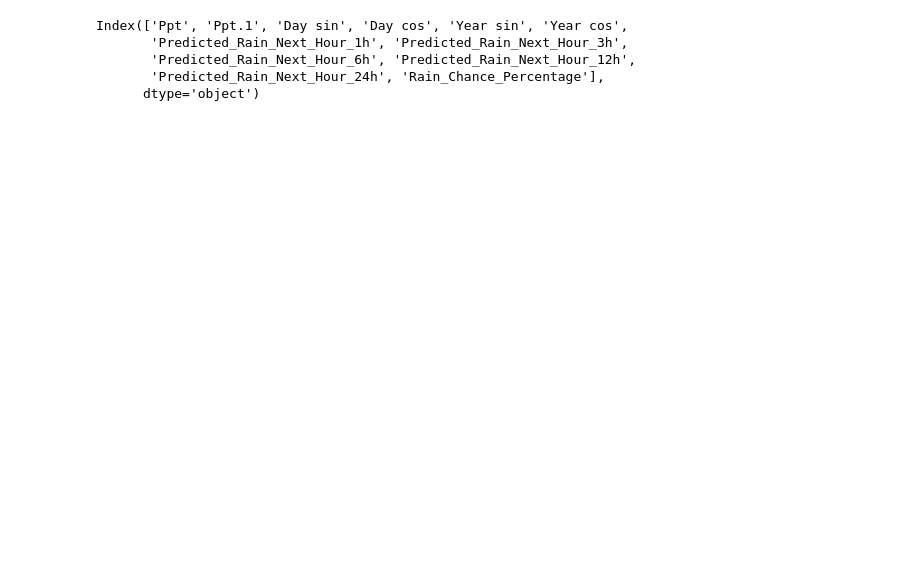
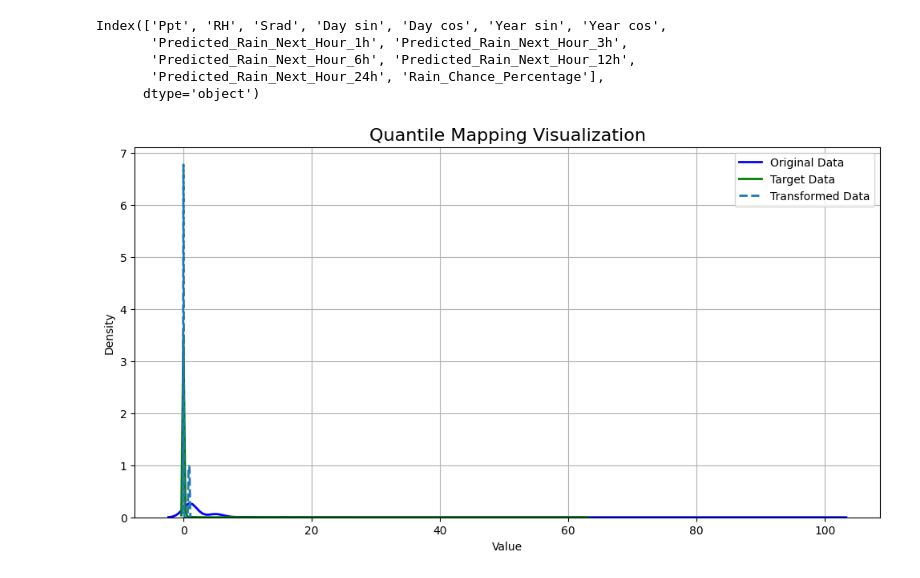
Before and after one commit to kiat/tx-soil-moisture, a Jupyter notebook: Precipitation-Percentage-Forecasting/linear_regression_prediction.ipynb, the cells around one changed output. Drawn from its saved outputs; the diff is of its cells as text; code cells hidden in the pictures; blank space fills up the shorter version.

```diff
--- a/Precipitation-Percentage-Forecasting/linear_regression_prediction.ipynb
+++ b/Precipitation-Percentage-Forecasting/linear_regression_prediction.ipynb
@@ -26,21 +29,64 @@ df = df[~df.index.duplicated(keep='first')]
 df = df.drop(columns = ['SWC_5', 'SWC_10', 'SWC_20', 'SWC_50', 'T_5', 'T_10', 'T_20', 'T_50', 'Sum_Rain_1h', 'Sum_Rain_3h', 'Sum_Rain_6h', 'Sum_Rain_12h', 'Sum_Rain_24h'
                         , 'Rain_Chance_Percentage_1d', 'Rain_Chance_Percentage_2d', 'Rain_Chance_Percentage_3d','Rain_Chance_Percentage_4d',
                         'Rain_Chance_Percentage_5d', 'Rain_Chance_Percentage_6d', 'Rain_Chance_Percentage_7d'])
-df = df.drop(columns = ['Wx', 'Wy', 'Tair', 'Srad', 'RH'])
+df = df.drop(columns = ['Wx', 'Wy', 'Tair', 'Ppt.1'])
 #df = df.drop(columns = ['Predicted_Rain_Next_Hour_1h', 'Predicted_Rain_Next_Hour_3h', 'Predicted_Rain_Next_Hour_6h', 'Predicted_Rain_Next_Hour_12h', 'Predicted_Rain_Next_Hour_24h'])
 df = df.drop(columns = ['Predict_1days_Percentage',
        'Predict_2days_Percentage', 'Predict_3days_Percentage',
        'Predict_4days_Percentage', 'Predict_5days_Percentage',
        'Predict_6days_Percentage', 'Predict_7days_Percentage'])
-
+#df = df.drop(columns = ['Ppt', 'Rain_Chance_Percentage'])
+#df = df.drop(columns = ['Day sin', 'Day cos', 'Year sin', 'Year cos'])
 df.head()
 
 df.columns
 # %% [output]
-Index(['Ppt', 'Ppt.1', 'Day sin', 'Day cos', 'Year sin', 'Year cos',
+Index(['Ppt', 'RH', 'Srad', 'Day sin', 'Day cos', 'Year sin', 'Year cos',
        'Predicted_Rain_Next_Hour_1h', 'Predicted_Rain_Next_Hour_3h',
        'Predicted_Rain_Next_Hour_6h', 'Predicted_Rain_Next_Hour_12h',
        'Predicted_Rain_Next_Hour_24h', 'Rain_Chance_Percentage'],
       dtype='object')
+# %%
+import matplotlib.pyplot as plt
+import seaborn as sns
+from sklearn.preprocessing import QuantileTransformer
+
+def visualize_quantile_mapping(original_data, target_data, transformed_data, title="Quantile Mapping Visualization"):
+    """
+    Visualizes quantile mapping by comparing the original, target, and transformed distributions.
+
+    Parameters:
+        original_data (pd.Series or np.ndarray): Original data before quantile mapping.
+        target_data (pd.Series or np.ndarray): Target data distribution (e.g., actual precipitation).
+        transformed_data (pd.Series or np.ndarray): Data after applying quantile mapping.
+        title (str): Title for the plot.
+    """
+    plt.figure(figsize=(12, 6))
+
+    # Plot the original data
+    sns.kdeplot(original_data, label='Original Data', color='blue', linewidth=2)
+
+    # Plot the target data
+    sns.kdeplot(target_data, label='Target Data', color='green', linewidth=2)
+
+    # Plot the transformed data
+    sns.kdeplot(transformed_data, label='Transformed Data', color='red', linewidth=2, linestyle="--")
+
+    plt.title(title, fontsize=16)
+    plt.xlabel("Value")
+    plt.ylabel("Density")
+    plt.legend()
+    plt.grid(True)
+    plt.show()
+
+# Example usage
+original_data = df['Predicted_Rain_Next_Hour_1h']
+target_data = df['Ppt']
+qt = QuantileTransformer(output_distribution='uniform', random_state=42)
+transformed_data = qt.fit_transform(original_data.values.reshape(-1, 1))
+
+visualize_quantile_mapping(original_data, target_data, transformed_data)
+# %% [output]
+[figure, added]
 # %%
 # List of prediction columns you want to transform
```
Also changed, not shown: parts of 14 cells of this notebook, 8 other files.
